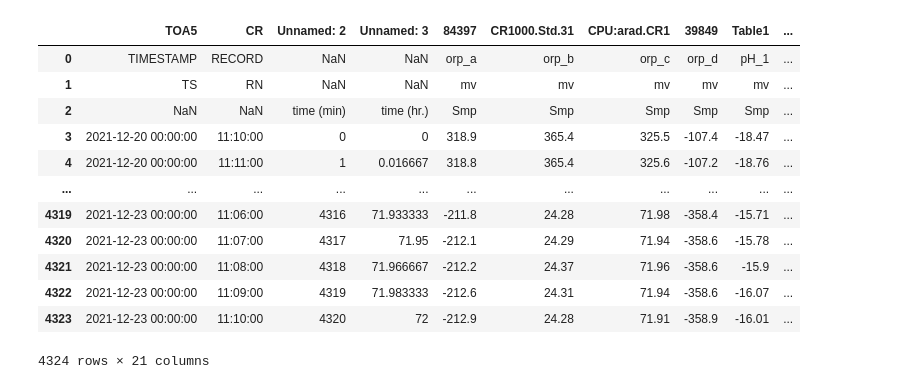
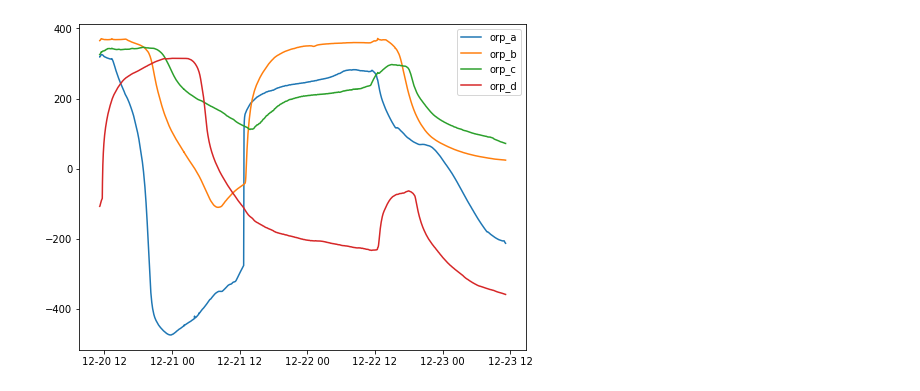
Before and after one commit to edsaac/ReactiveBiomass, a Jupyter notebook: notebooks/plotExperiment.ipynb, the cells around one changed output. Cells and saved outputs as stored; diff of their text form; code cells hidden in the pictures.

Commit message:
plot continous data

```diff
--- a/notebooks/plotExperiment.ipynb
+++ b/notebooks/plotExperiment.ipynb
@@ -2,20 +2,19 @@
 import numpy as np
 import pandas as pd
 import matplotlib.pyplot as plt
-# %%
-pathToData = "~/Dropbox/BIRD-SAT-shared/Lab experiments - Ido Arad/DP (20.12.21)/Table 1_20.12.xlsx"
-pd.read_excel(pathToData)
-# %% [output]
-|  | TOA5 | CR | Unnamed: 2 | Unnamed: 3 | 84397 | CR1000.Std.31 | CPU:arad.CR1 | 39849 | Table1 | ... |
-| 0 | TIMESTAMP | RECORD | NaN | NaN | orp_a | orp_b | orp_c | orp_d | pH_1 | ... |
-| 1 | TS | RN | NaN | NaN | mv | mv | mv | mv | mv | ... |
-| 2 | NaN | NaN | time (min) | time (hr.) | Smp | Smp | Smp | Smp | Smp | ... |
-| 3 | 2021-12-20 00:00:00 | 11:10:00 | 0 | 0 | 318.9 | 365.4 | 325.5 | -107.4 | -18.47 | ... |
-| 4 | 2021-12-20 00:00:00 | 11:11:00 | 1 | 0.016667 | 318.8 | 365.4 | 325.6 | -107.2 | -18.76 | ... |
-| ... | ... | ... | ... | ... | ... | ... | ... | ... | ... | ... |
-| 4319 | 2021-12-23 00:00:00 | 11:06:00 | 4316 | 71.933333 | -211.8 | 24.28 | 71.98 | -358.4 | -15.71 | ... |
-| 4320 | 2021-12-23 00:00:00 | 11:07:00 | 4317 | 71.95 | -212.1 | 24.29 | 71.94 | -358.6 | -15.78 | ... |
-| 4321 | 2021-12-23 00:00:00 | 11:08:00 | 4318 | 71.966667 | -212.2 | 24.37 | 71.96 | -358.6 | -15.9 | ... |
-| 4322 | 2021-12-23 00:00:00 | 11:09:00 | 4319 | 71.983333 | -212.6 | 24.31 | 71.94 | -358.6 | -16.07 | ... |
-| 4323 | 2021-12-23 00:00:00 | 11:10:00 | 4320 | 72 | -212.9 | 24.28 | 71.91 | -358.9 | -16.01 | ... |
-4324 rows × 21 columns
+# %%
+pathToData = "./plotExperiment/data/Table1.csv"
+dataExperiment = pd.read_csv(pathToData,skiprows=3)
+# %%
+dataExperiment.insert(0, 'DATE TIME', pd.to_datetime(dataExperiment['TIMESTAMPTS'] + " " + dataExperiment['RECORDRN']))
+# %%
+dataExperiment.drop(columns=['TIMESTAMPTS','RECORDRN','time (min)'],inplace=True)
+# %%
+fig,ax = plt.subplots(figsize=[8,6])
+for data in dataExperiment:
+    if 'orp' in data:
+        ax.plot(dataExperiment['DATE TIME'],dataExperiment[data],label=data[:5])
+ax.legend()
+plt.show()
+# %% [output]
+[figure, added]
```
Also changed, not shown: parts of 5 cells of this notebook, 1 other file.
